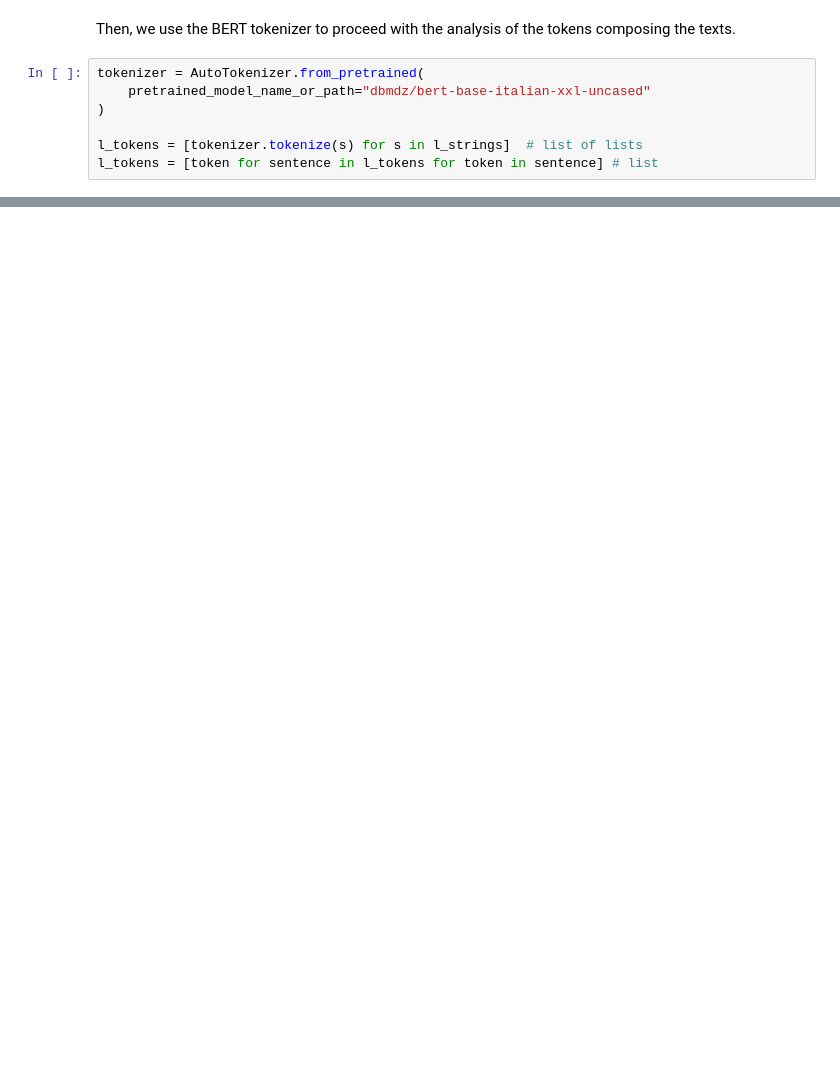
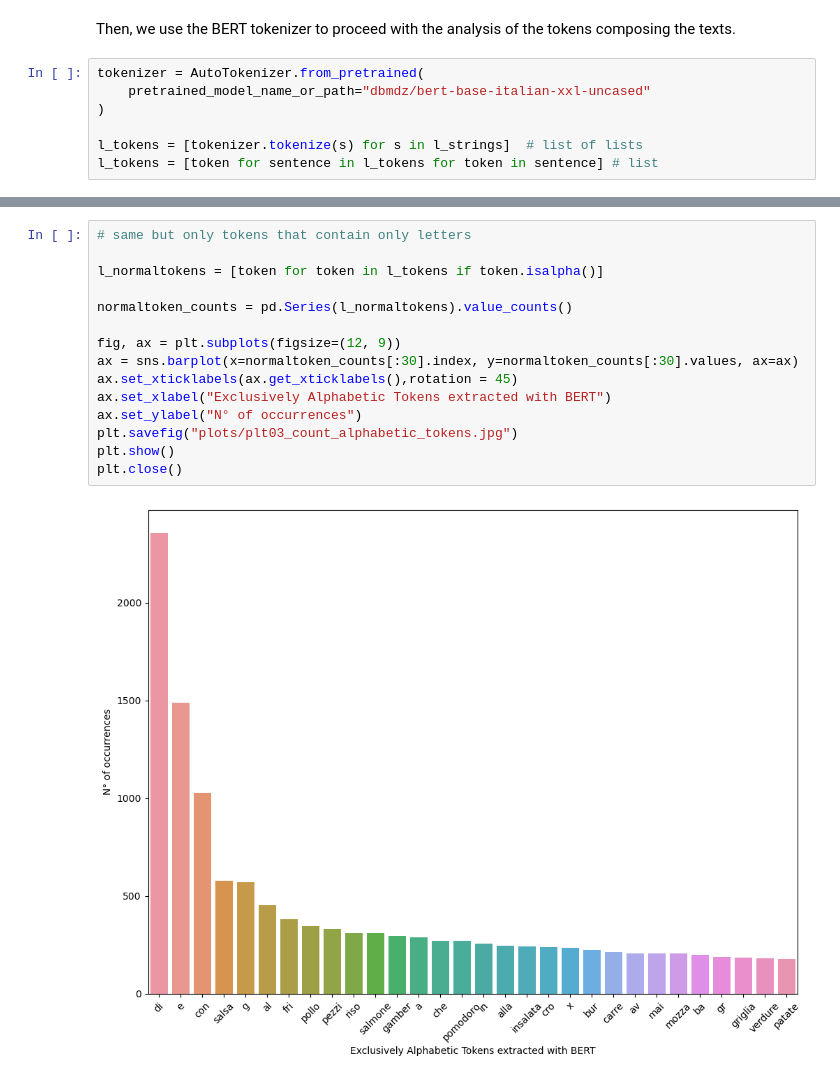
Before and after one commit to giacomorebecchi/food-pricing, a Jupyter notebook: notebooks/04.01_dataset_visualization.ipynb, the cells around one changed output, grey strips where cells are left out. Cells and saved outputs as stored; diff of their text form; blank space fills up the shorter version.

Commit message:
Visualization alphabetic tokens

```diff
--- a/notebooks/04.01_dataset_visualization.ipynb
+++ b/notebooks/04.01_dataset_visualization.ipynb
@@ -169,0 +174,17 @@ plt.close()
+# %%
+# same but only tokens that contain only letters
+
+l_normaltokens = [token for token in l_tokens if token.isalpha()]
+
+normaltoken_counts = pd.Series(l_normaltokens).value_counts()
+
+fig, ax = plt.subplots(figsize=(12, 9))
+ax = sns.barplot(x=normaltoken_counts[:30].index, y=normaltoken_counts[:30].values, ax=ax)
+ax.set_xticklabels(ax.get_xticklabels(),rotation = 45)
+ax.set_xlabel("Exclusively Alphabetic Tokens extracted with BERT")
+ax.set_ylabel("N° of occurrences")
+plt.savefig("plots/plt03_count_alphabetic_tokens.jpg")
+plt.show()
+plt.close()
+# %% [output]
+[figure, added]
```
Also changed, not shown: parts of 2 cells of this notebook, 1 other file.
